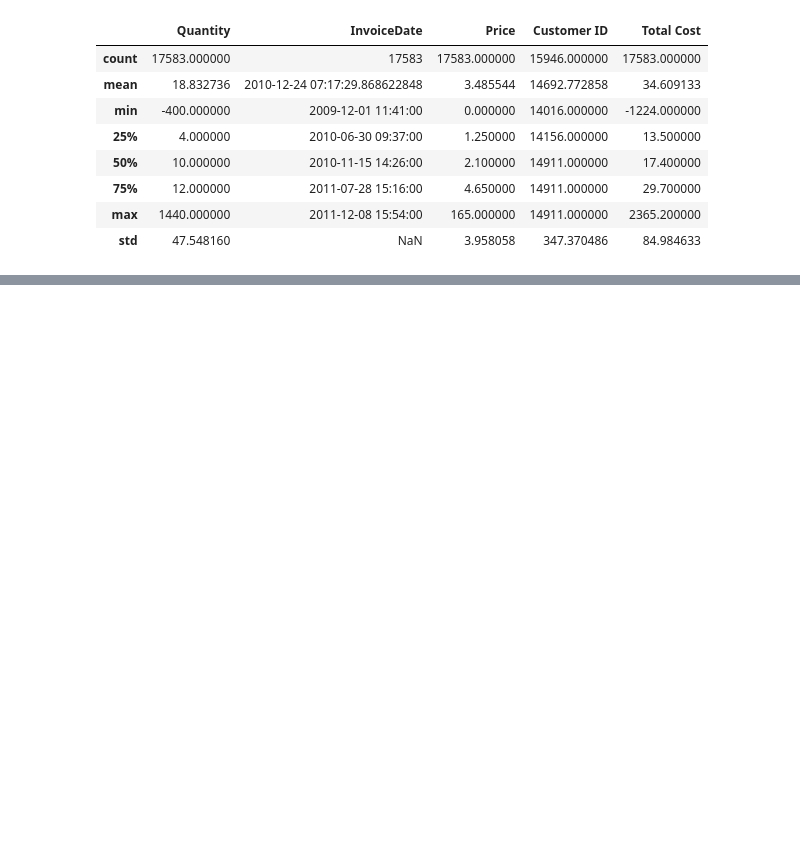
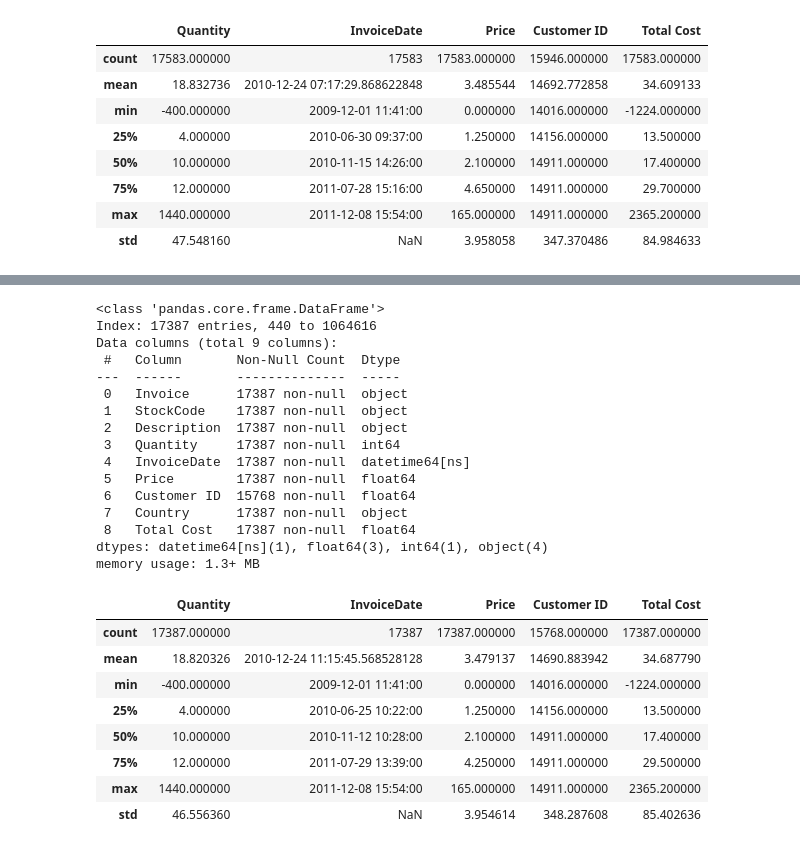
Before and after one commit to Ri-Dearg/ca2-market-retail, a Jupyter notebook: ca2-market-retail.ipynb, the cells around one changed output, grey strips where cells are left out. Saved outputs shown, nothing was run; the diff lists cells and outputs as text; code cells hidden in the pictures; blank space fills up the shorter version.

```diff
--- a/ca2-market-retail.ipynb
+++ b/ca2-market-retail.ipynb
@@ -257,0 +306,31 @@ clean_data_v1.to_csv('clean_v1.csv')
+# %%
+# Drop duplicate
+clean_data_v2 = clean_data_v1.drop_duplicates(subset=key_cols, keep="first").copy()
+clean_data_v2.info()
+clean_data_v2.describe()
+# %% [output]
+<class 'pandas.core.frame.DataFrame'>
+Index: 17387 entries, 440 to 1064616
+Data columns (total 9 columns):
+ #   Column       Non-Null Count  Dtype
+---  ------       --------------  -----
+ 0   Invoice      17387 non-null  object
+ 1   StockCode    17387 non-null  object
+ 2   Description  17387 non-null  object
+ 3   Quantity     17387 non-null  int64
+ 4   InvoiceDate  17387 non-null  datetime64[ns]
+ 5   Price        17387 non-null  float64
+ 6   Customer ID  15768 non-null  float64
+ 7   Country      17387 non-null  object
+ 8   Total Cost   17387 non-null  float64
+dtypes: datetime64[ns](1), float64(3), int64(1), object(4)
+memory usage: 1.3+ MB
+|  | Quantity | InvoiceDate | Price | Customer ID | Total Cost |
+| count | 17387.000000 | 17387 | 17387.000000 | 15768.000000 | 17387.000000 |
+| mean | 18.820326 | 2010-12-24 11:15:45.568528128 | 3.479137 | 14690.883942 | 34.687790 |
+| min | -400.000000 | 2009-12-01 11:41:00 | 0.000000 | 14016.000000 | -1224.000000 |
+| 25% | 4.000000 | 2010-06-25 10:22:00 | 1.250000 | 14156.000000 | 13.500000 |
+| 50% | 10.000000 | 2010-11-12 10:28:00 | 2.100000 | 14911.000000 | 17.400000 |
+| 75% | 12.000000 | 2011-07-29 13:39:00 | 4.250000 | 14911.000000 | 29.500000 |
+| max | 1440.000000 | 2011-12-08 15:54:00 | 165.000000 | 14911.000000 | 2365.200000 |
+| std | 46.556360 | NaN | 3.954614 | 348.287608 | 85.402636 |
```
Also changed, not shown: parts of 7 cells of this notebook, 2 other files.
